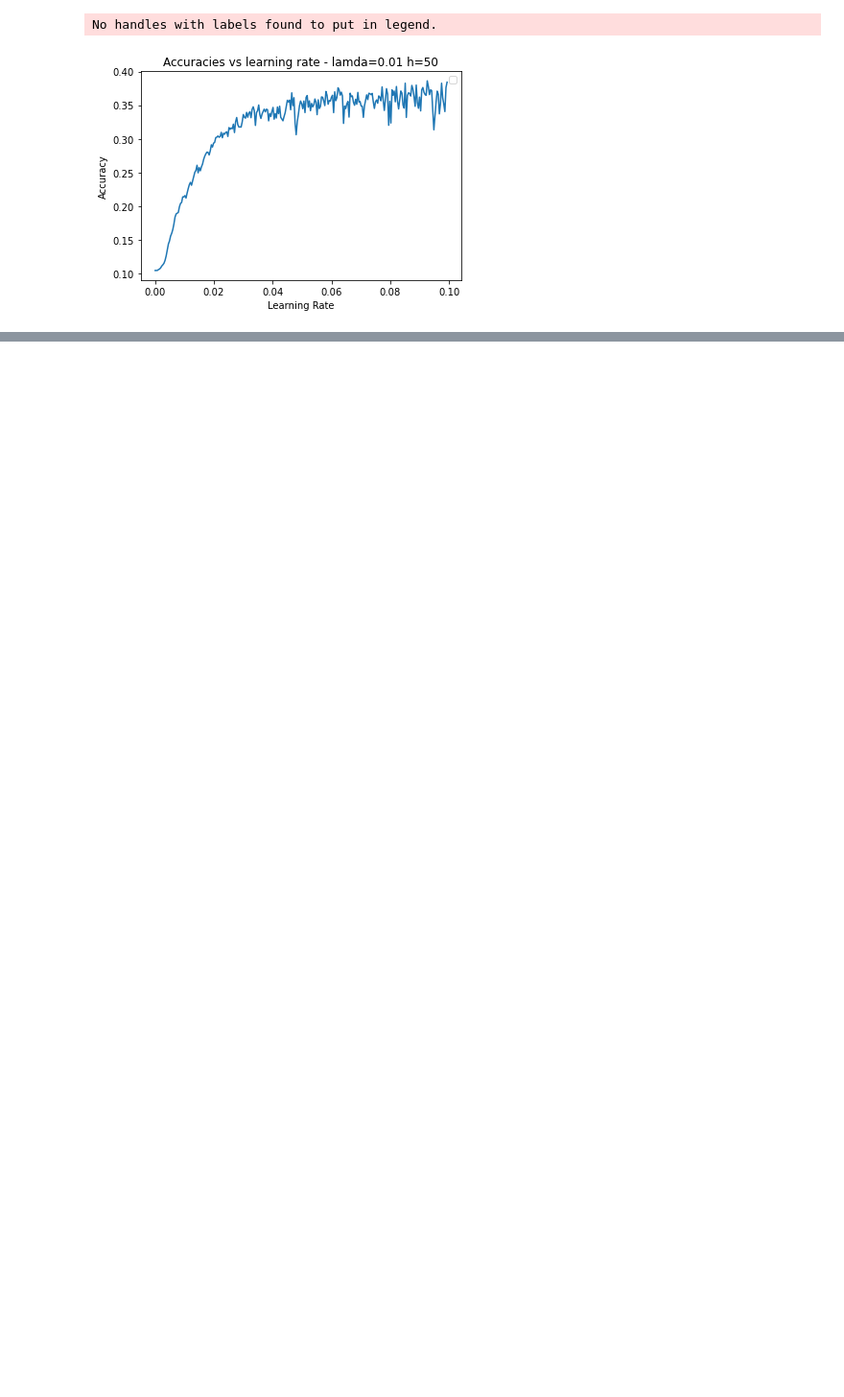
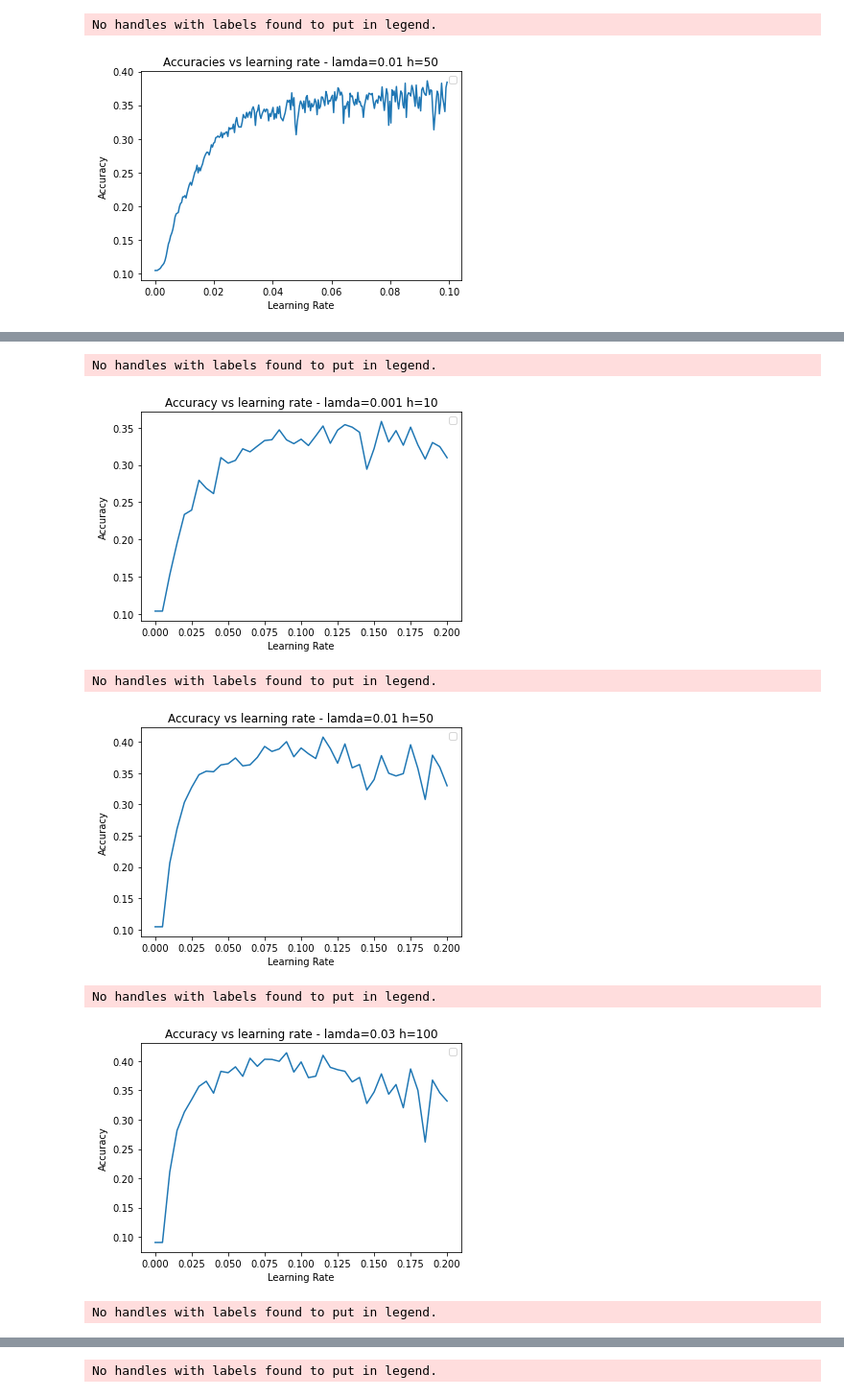
Before and after one commit to KenzaB27/dl_labs, a Jupyter notebook: lab2/bonus.ipynb, the cells around one changed output, grey strips where cells are left out. Shown at 96% size. Saved outputs shown, nothing was run; the diff lists cells and outputs as text; code cells hidden in the pictures; blank space fills up the shorter version.

```diff
--- a/lab2/bonus.ipynb
+++ b/lab2/bonus.ipynb
@@ -147,0 +220,15 @@ np.save('History/accuracies_1.npy', accuracies)
+# %%
+setting = [(10, 0.001), (50, 0.01), (100, 0.03), (200, 0.05), (500, 0.05)]
+for h, l in setting:
+    net = mlp.MLP(lamda=l, dims = [3072,h,10])
+    GDparams = {"n_batch":100, "n_epochs":8, "eta_min":1e-6, "eta_max":2e-1, "exp":"ensemble_learning"}
+    etas, accuracies = net.lr_range_test(data, GDparams, freq=20)
+    mlp.MLP.plot_accuracies(etas, accuracies, lamda=l, h=h)
+# %% [output]
+No handles with labels found to put in legend.
+[figure, added]
+No handles with labels found to put in legend.
+[figure, added]
+No handles with labels found to put in legend.
+[figure, added]
+No handles with labels found to put in legend.
@@ -147,0 +236 @@ np.save('History/accuracies_1.npy', accuracies)
+No handles with labels found to put in legend.
```
Also changed, not shown: parts of 14 cells of this notebook, 1 other file.
